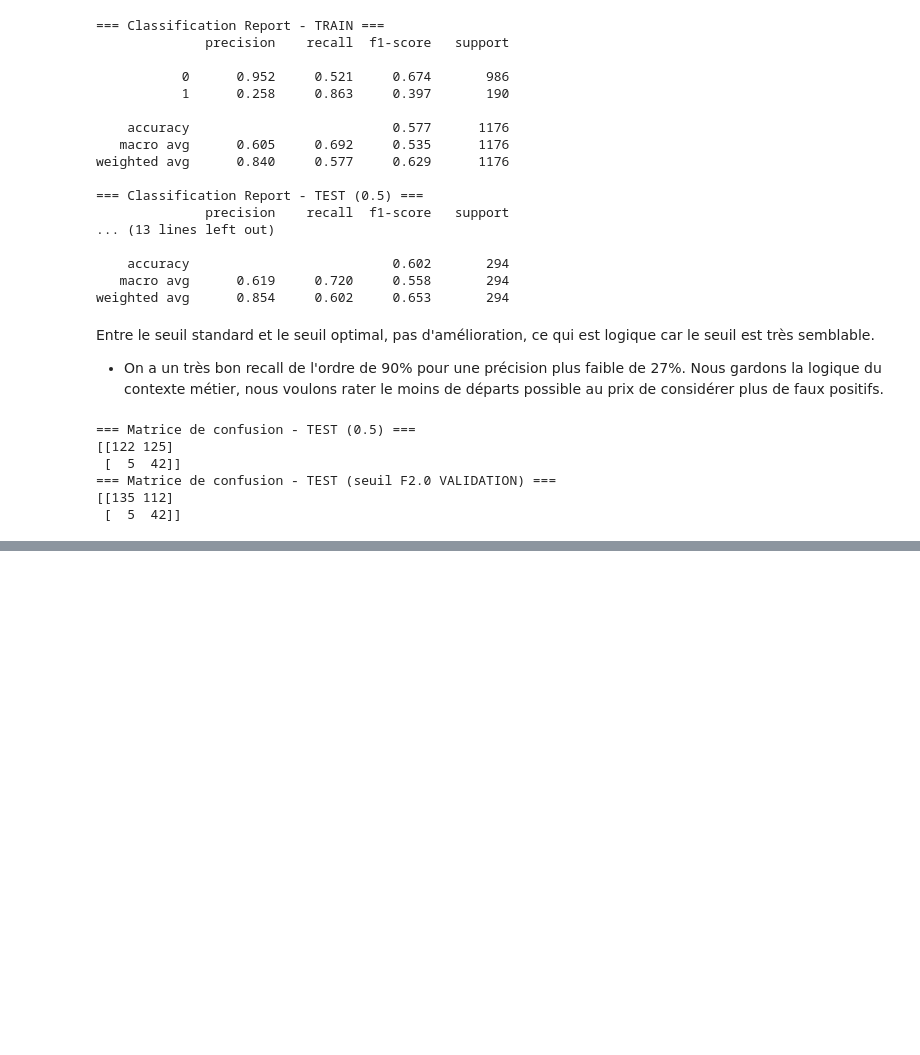
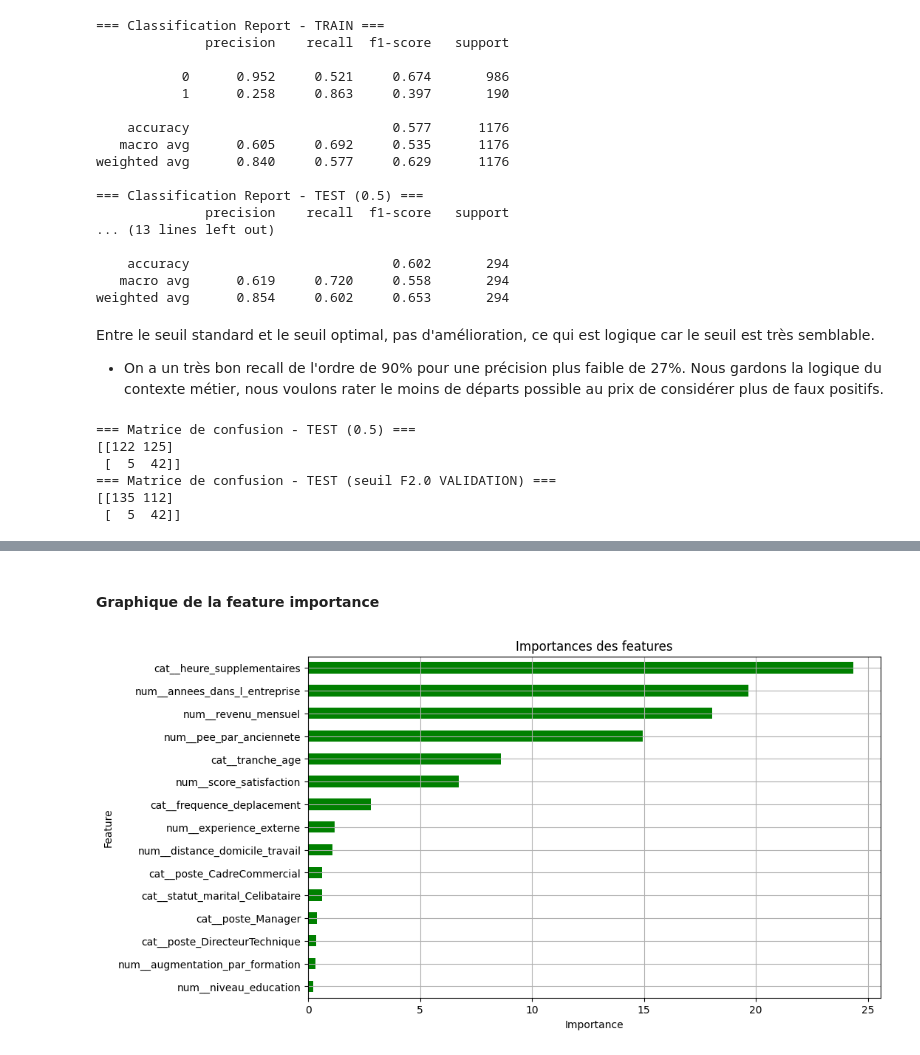
Before and after one commit to SCFlorian/Classifiez_automatiquement_des_informations, a Jupyter notebook: notebooks/notebook_5_optimisation_interpretation.ipynb, the cells around one changed output, grey strips where cells are left out. Drawn from its saved outputs; the diff is of its cells as text; code cells hidden in the pictures; blank space fills up the shorter version.

```diff
--- a/notebooks/notebook_5_optimisation_interpretation.ipynb
+++ b/notebooks/notebook_5_optimisation_interpretation.ipynb
@@ -287,0 +290,17 @@ print(cm_test_optimal)
+# %%
+# Récupération du modèle CatBoost à l'intérieur du pipeline
+cat = best_model.named_steps['model']
+
+# Récupération des noms de features après préprocessing
+feature_names = best_model.named_steps['preprocessor'].get_feature_names_out()
+
+# Importances globales
+importances = cat.get_feature_importance()
+
+# Mettre en DataFrame pour plus de lisibilité
+fi_df = pd.DataFrame({
+    "Feature": feature_names,
+    "Importance": importances
+}).sort_values(by="Importance", ascending=False)
+
+print(fi_df.head(15))  # top 15
@@ -287,0 +324,19 @@ print(cm_test_optimal)
+# %% [markdown]
+#### Graphique de la feature importance
+# %%
+top_features = fi_df.nlargest(15, 'Importance')
+top_features.sort_values(by="Importance", ascending=True).plot(
+    x="Feature",
+    y="Importance",
+    kind="barh",
+    legend=False,
+    figsize=(10,6),
+    color="green"
+)
+plt.xlabel("Importance")
+plt.ylabel("Feature")
+plt.title("Importances des features")
+plt.grid()
+plt.show()
+# %% [output]
+[figure, added]
```
Also changed, not shown: parts of 3 cells of this notebook.
